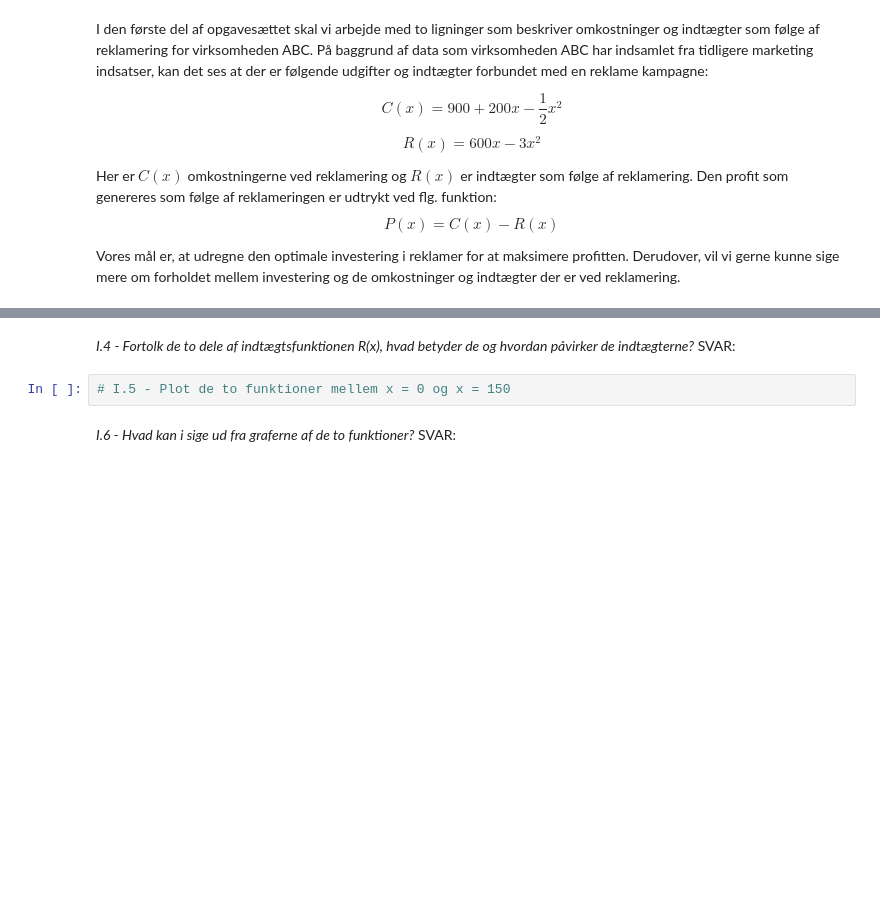
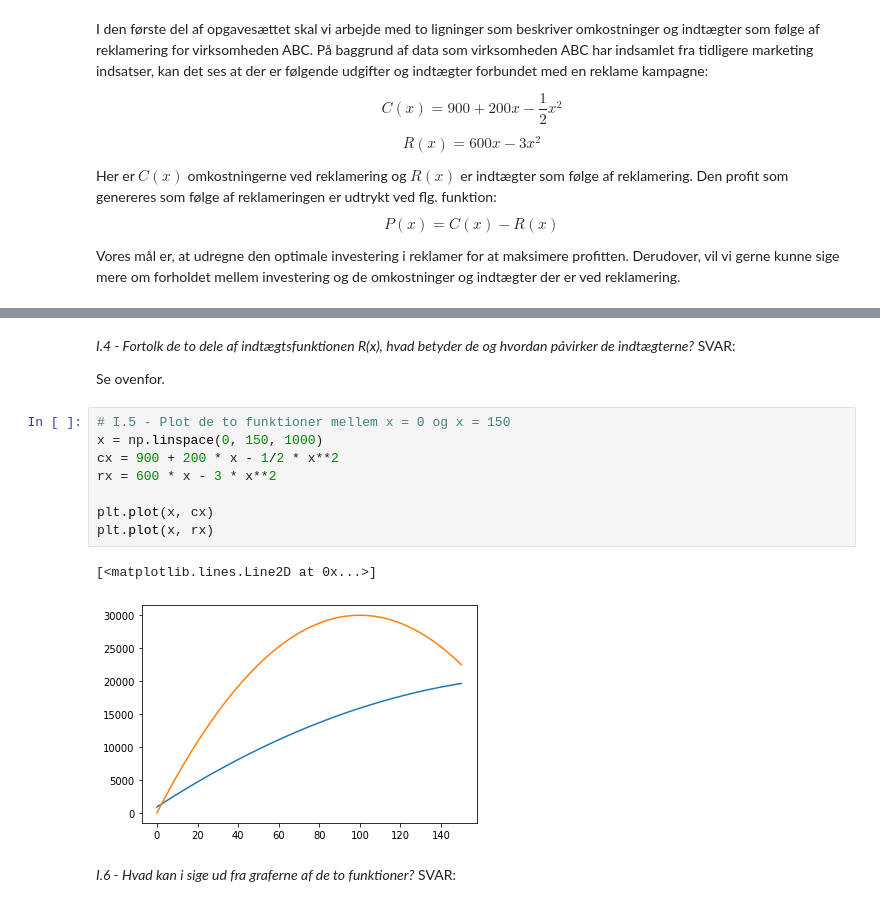
Before and after one commit to stlinde/AAU-Anvendt-Matematik, a Jupyter notebook: Øvelse 2 - Calculus.ipynb, the cells around one changed output, grey strips where cells are left out. Cells and saved outputs as stored; diff of their text form; blank space fills up the shorter version.

```diff
--- a/Øvelse 2 - Calculus.ipynb
+++ b/Øvelse 2 - Calculus.ipynb
@@ -33,8 +53,19 @@ SVAR:
 # %% [markdown]
 *I.4 - Fortolk de to dele af indtægtsfunktionen R(x), hvad betyder de og hvordan påvirker de indtægterne?*
 SVAR:
+
+Se ovenfor.
 # %%
 # I.5 - Plot de to funktioner mellem x = 0 og x = 150
+x = np.linspace(0, 150, 1000)
+cx = 900 + 200 * x - 1/2 * x**2
+rx = 600 * x - 3 * x**2
+
+plt.plot(x, cx)
+plt.plot(x, rx)
+# %% [output]
+[<matplotlib.lines.Line2D at 0x...>]
+[figure, added]
 # %% [markdown]
 *I.6 - Hvad kan i sige ud fra graferne af de to funktioner?*
 SVAR:
```
Also changed, not shown: parts of 22 cells of this notebook.
